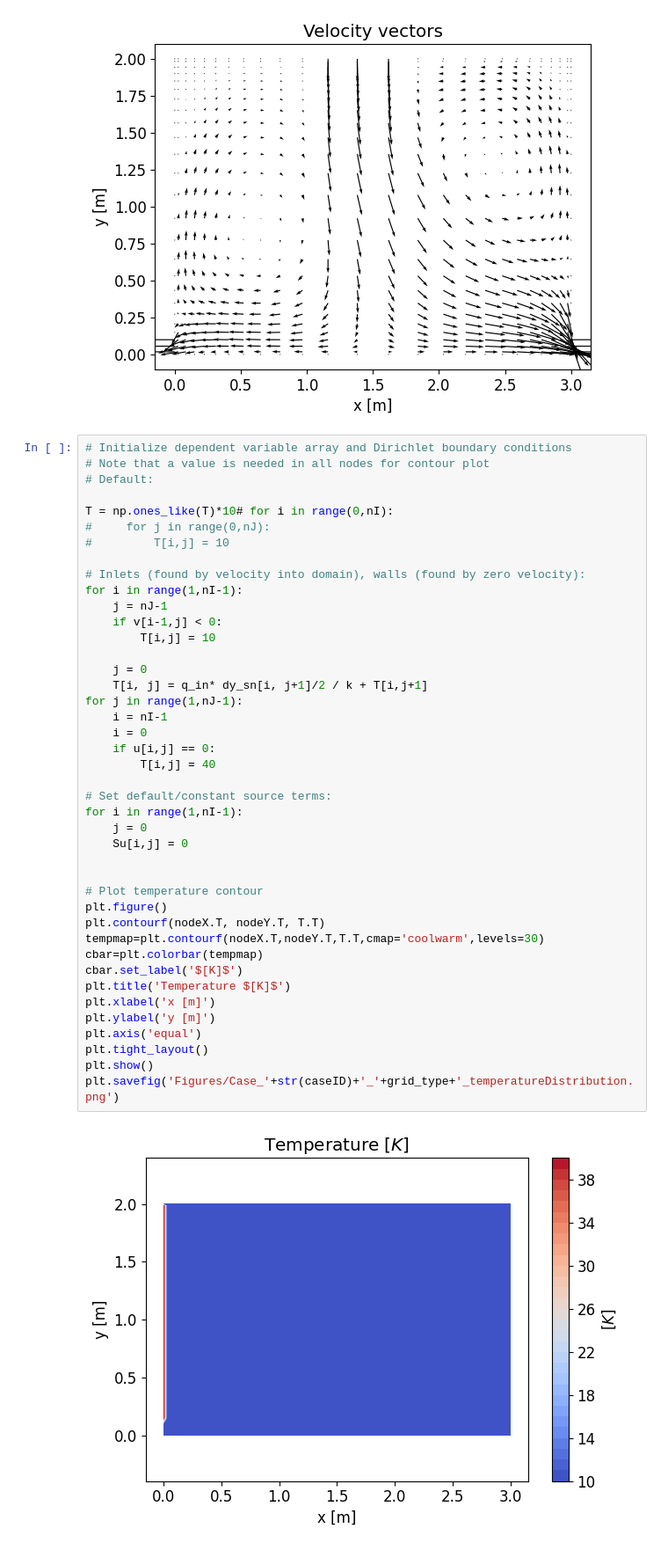
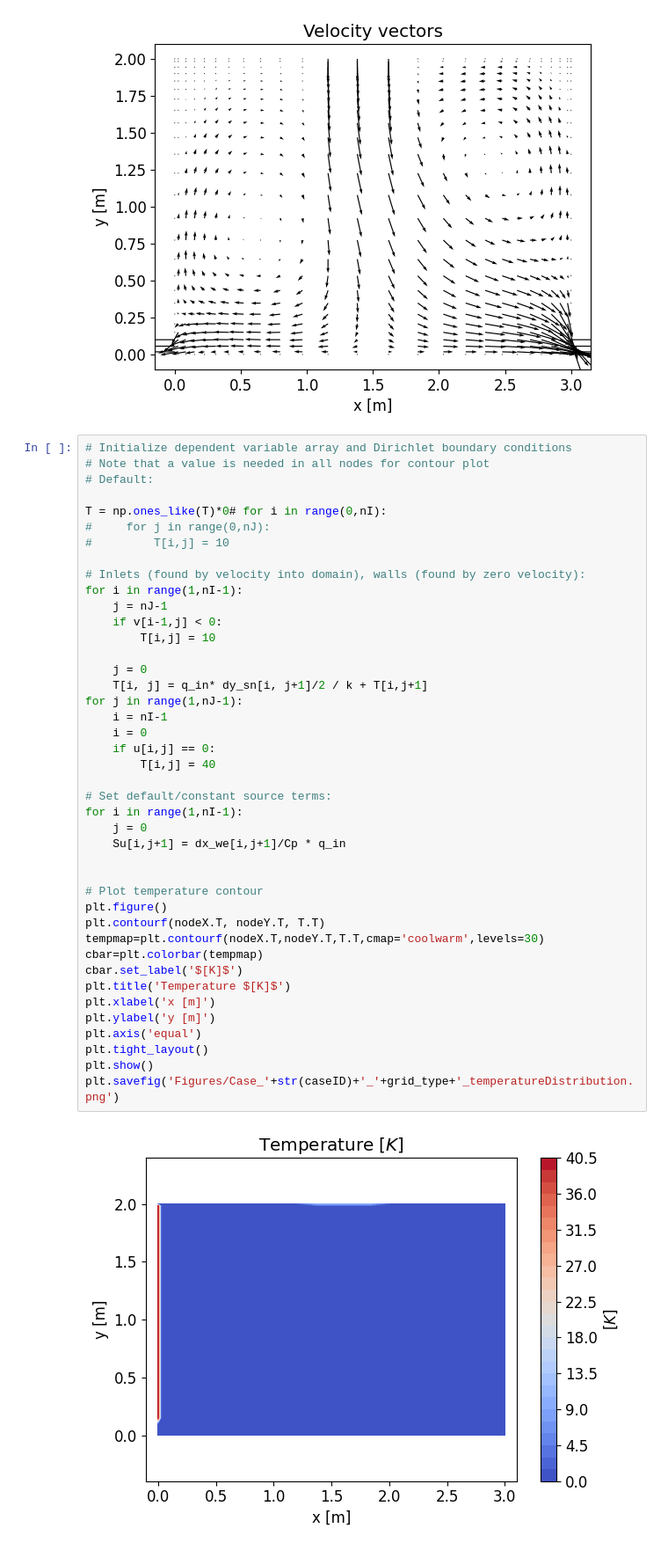
Before and after one commit to John-Carlsson/CFD, a Jupyter notebook: task2/main.ipynb, the cells around one changed output. Shown at 88% size. Drawn from its saved outputs; the diff is of its cells as text.

```diff
--- a/task2/main.ipynb
+++ b/task2/main.ipynb
@@ -155,7 +158,7 @@ if True:
 # Note that a value is needed in all nodes for contour plot
 # Default:
 
-T = np.ones_like(T)*10# for i in range(0,nI):
+T = np.ones_like(T)*0# for i in range(0,nI):
 #     for j in range(0,nJ):
 #         T[i,j] = 10
 
@@ -165,35 +168,35 @@ for i in range(1,nI-1):
     if v[i-1,j] < 0:
         T[i,j] = 10
 
     j = 0
     T[i, j] = q_in* dy_sn[i, j+1]/2 / k + T[i,j+1]
 for j in range(1,nJ-1):
     i = nI-1
     i = 0
     if u[i,j] == 0:
         T[i,j] = 40
 
 # Set default/constant source terms:
 for i in range(1,nI-1):
     j = 0
-    Su[i,j] = 0
+    Su[i,j+1] = dx_we[i,j+1]/Cp * q_in
 
 
 # Plot temperature contour
 plt.figure()
 plt.contourf(nodeX.T, nodeY.T, T.T)
 tempmap=plt.contourf(nodeX.T,nodeY.T,T.T,cmap='coolwarm',levels=30)
 cbar=plt.colorbar(tempmap)
 cbar.set_label('$[K]$')
 plt.title('Temperature $[K]$')
 plt.xlabel('x [m]')
 plt.ylabel('y [m]')
 plt.axis('equal')
 plt.tight_layout()
 plt.show()
 plt.savefig('Figures/Case_'+str(caseID)+'_'+grid_type+'_temperatureDistribution.png')
 # %% [output]
-[figure, old version]
+[figure, new version]
 <Figure size 640x480 with 0 Axes>
 # %%
 # Calculate constant diffusive (D) and convective (F) coefficients
```
Also changed, not shown: parts of 6 cells of this notebook, 55 other files.
